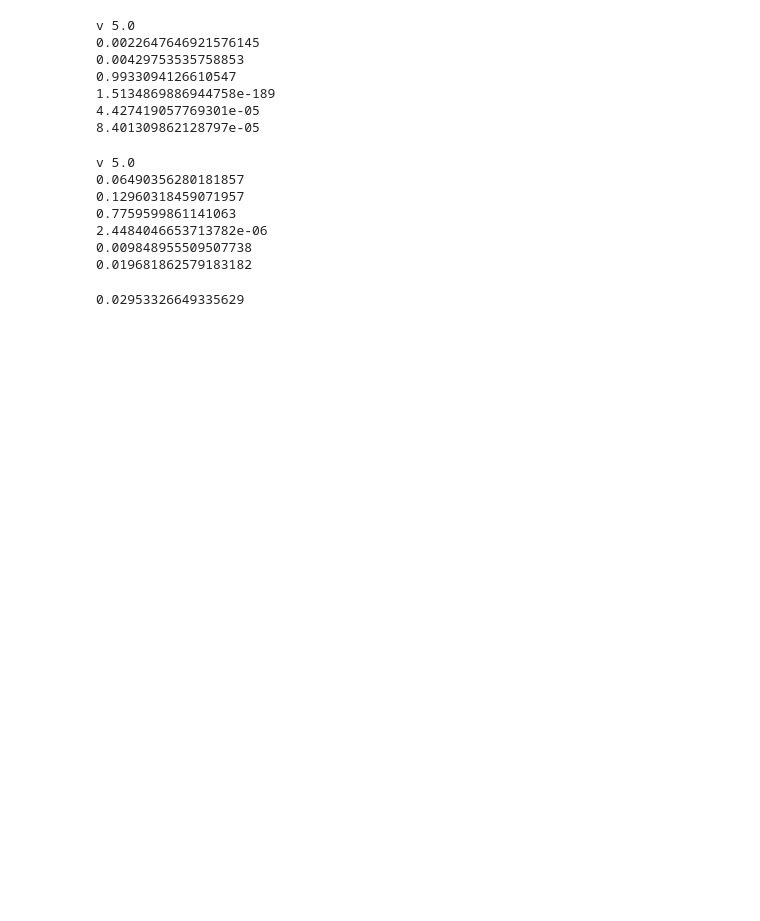
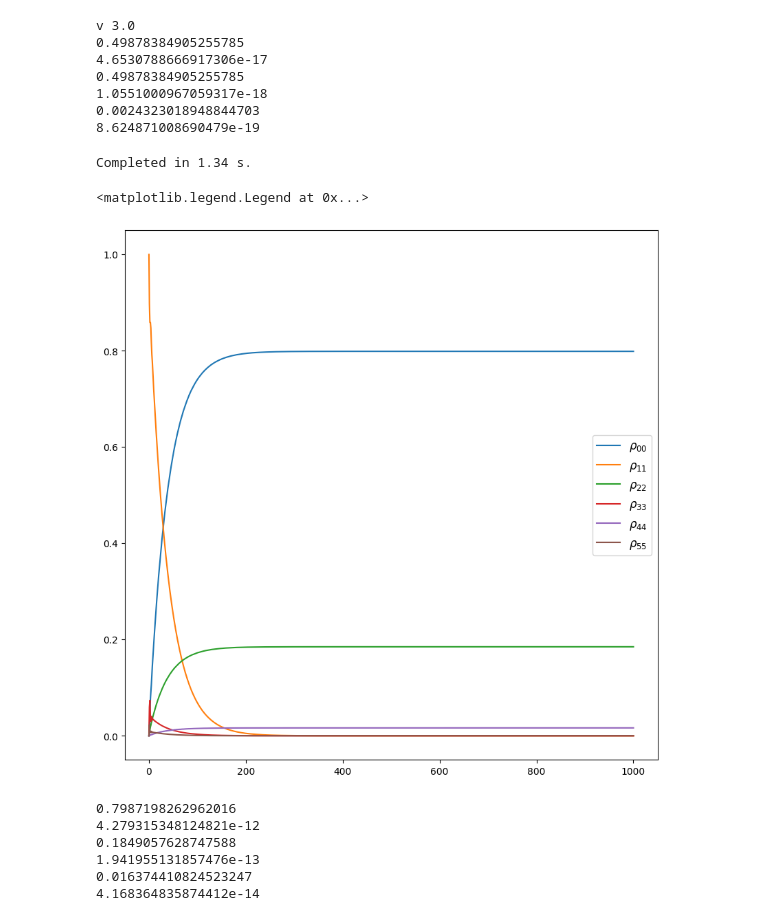
Before and after one commit to munozariasjm/OpticalBlochEquations.jl, a Jupyter notebook: examples/pylcp_Comparison_F1toF1.ipynb, the cells around one changed output. Drawn from its saved outputs; the diff is of its cells as text; code cells hidden in the pictures; blank space fills up the shorter version.

```diff
--- a/examples/pylcp_Comparison_F1toF1.ipynb
+++ b/examples/pylcp_Comparison_F1toF1.ipynb
@@ -77,28 +182,45 @@ Text(0, 0.5, '$f/(\\hbar k \\Gamma)$')
 # %%
 print("v", v[-1])
-for val in obe[key].profile['molasses'].Neq[-1,:]:
+for val in obe[key].profile['molasses'].Neq[0,:]:
     print(val)
 # %% [output]
-v 5.0
-0.0022647646921576145
-0.00429753535758853
-0.9933094126610547
-1.5134869886944758e-189
-4.427419057769301e-05
-8.401309862128797e-05
+v 3.0
+0.49878384905255785
+4.6530788666917306e-17
+0.49878384905255785
+1.0551000967059317e-18
+0.0024323018948844703
+8.624871008690479e-19
-# %%
-print("v", v[-1])
-for val in obe[key].profile['molasses'].Neq[-1,:]:
-    print(val)
-# %% [output]
-v 5.0
-0.06490356280181857
-0.12960318459071957
-0.7759599861141063
-2.4484046653713782e-06
-0.009848955509507738
-0.019681862579183182
-# %%
-2.4484046653713782e-06 + 0.009848955509507738 + 0.019681862579183182
-# %% [output]
-0.02953326649335629
+# %%
+obe[key].set_initial_position_and_velocity(
+    np.array([0., 0., 0.]), np.array([0., 0., 1.])
+    )
+# %%
+t_max = 1000.0
+obe[key].rho0 *= 0.0
+obe[key].rho0[7] = 1.0
+obe[key].evolve_density(t_span=[0, t_max], t_eval=np.linspace(0, t_max, 1001), progress_bar=True, method="RK45", atol=1e-6);
+# %% [output]
+Completed in 1.34 s.
+# %%
+fig, ax = plt.subplots(1, 1, num='OBE F=1->F1', figsize=(10, 10))
+ax.plot(obe[key].sol.t, np.real(obe[key].sol.rho[0, 0]), label='$\\rho_{00}$')
+ax.plot(obe[key].sol.t, np.real(obe[key].sol.rho[1, 1]), label='$\\rho_{11}$')
+ax.plot(obe[key].sol.t, np.real(obe[key].sol.rho[2, 2]), label='$\\rho_{22}$')
+ax.plot(obe[key].sol.t, np.real(obe[key].sol.rho[3, 3]), label='$\\rho_{33}$')
+ax.plot(obe[key].sol.t, np.real(obe[key].sol.rho[4, 4]), label='$\\rho_{44}$')
+ax.plot(obe[key].sol.t, np.real(obe[key].sol.rho[5, 5]), label='$\\rho_{55}$')
+ax.legend(fontsize=12)
+# %% [output]
+<matplotlib.legend.Legend at 0x...>
+[figure, added]
+# %%
+for i in range(6):
+    print(np.real(obe[key].sol.rho[i, i])[-1])
+# %% [output]
+0.7987198262962016
+4.279315348124821e-12
+0.1849057628747588
+1.941955131857476e-13
+0.016374410824523247
+4.168364835874412e-14
```
Also changed, not shown: parts of 27 cells of this notebook, 8 other files.
